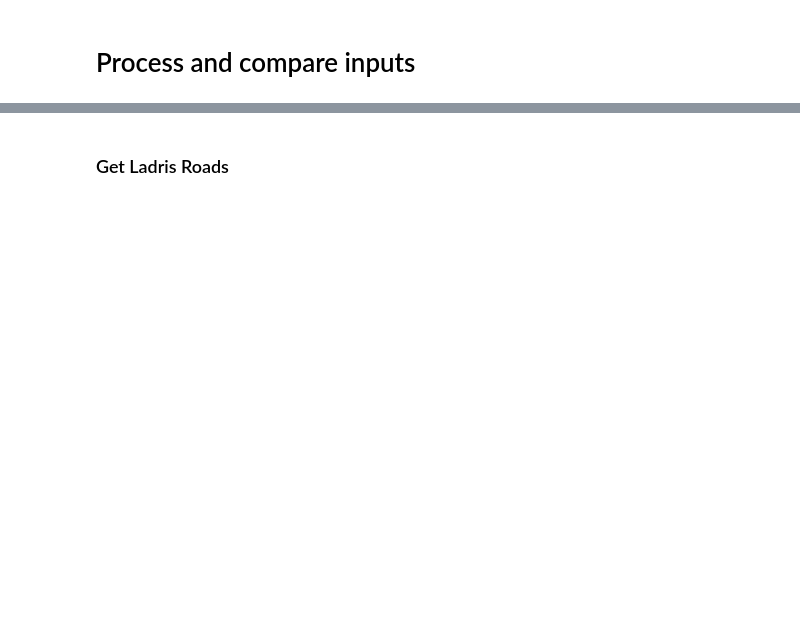
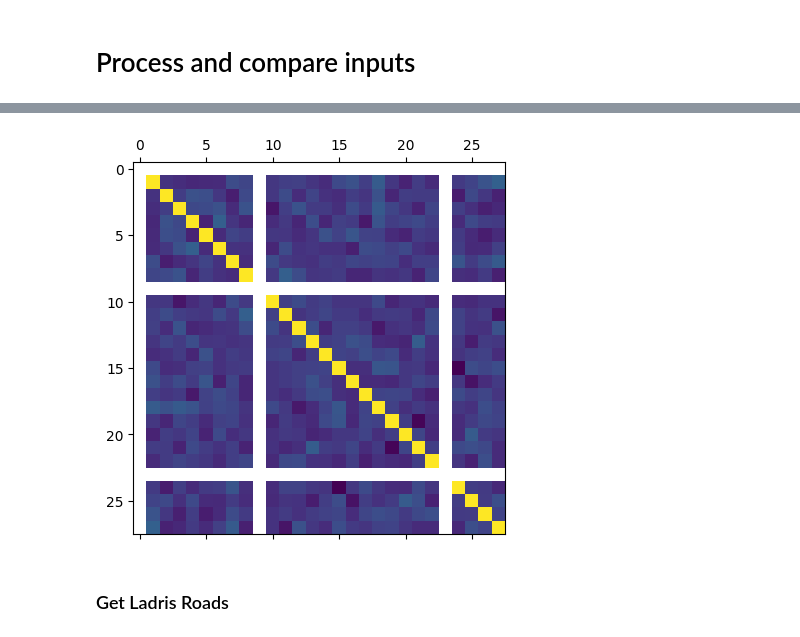
Before and after one commit to pfoytik/scenarioDiscovery, a Jupyter notebook: dataSummary.ipynb, the cells around one changed output, grey strips where cells are left out. Cells and saved outputs as stored; diff of their text form; code cells hidden in the pictures; blank space fills up the shorter version.

```diff
--- a/dataSummary.ipynb
+++ b/dataSummary.ipynb
@@ -193,0 +249,4 @@ Ladris segments: 2295
+# %%
+### get a new dataframe of ladris_df where columns 330221 329644 and 341295 are all 1
+ladris_df_subset = ladris_df[(ladris_df[330221] == 1) & (ladris_df[329644] == 1) & (ladris_df[341295] == 1)]
+ladris_df_subset.head()
@@ -194,3 +275,10 @@ Ladris segments: 2295
+# %%
+### plot a correlation matrix of the ladris_df_subset
+corr = ladris_df_subset.corr()
+plt.matshow(corr)
+plt.show()
+# %% [output]
+[figure, added]
 # %%
 fleet_ids = list(fleet_df.columns)
 ladris_ids = list(ladris_df.columns)
```
Also changed, not shown: parts of 22 cells of this notebook, 4 other files.
